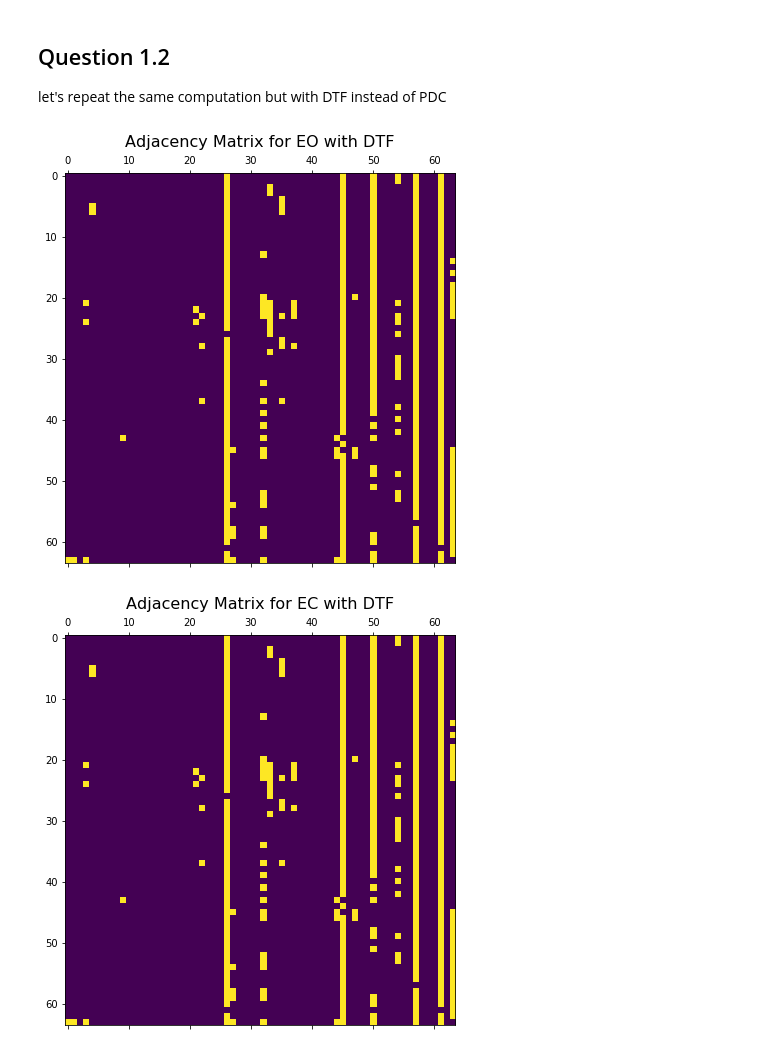
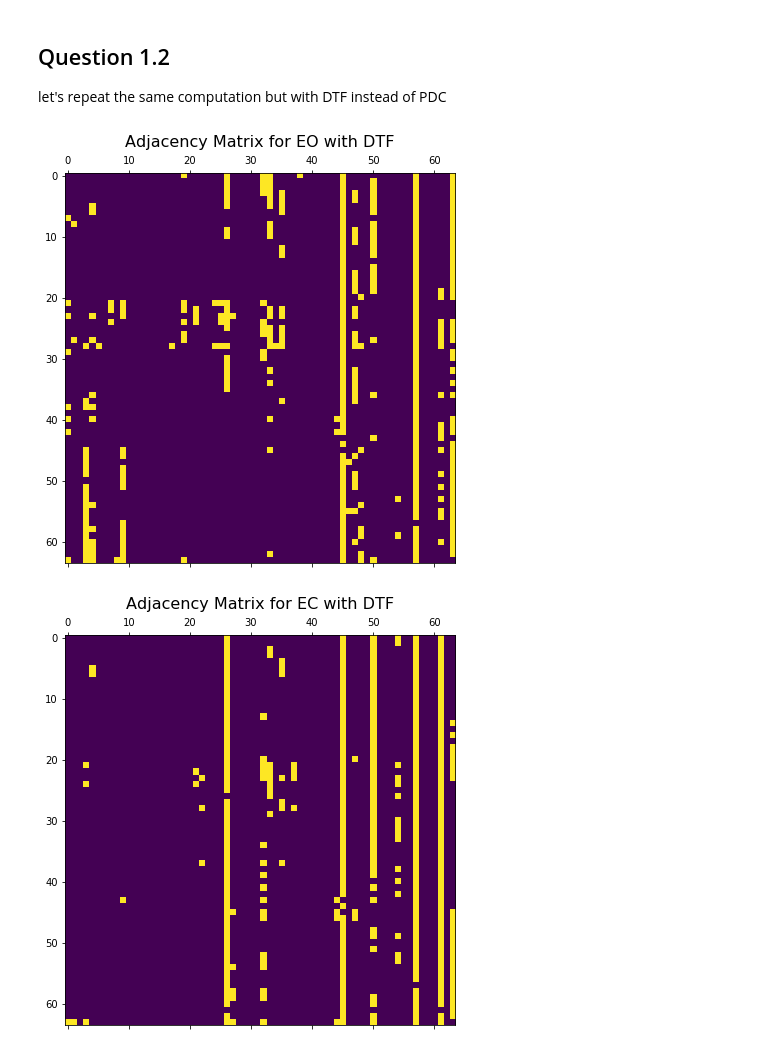
Before and after one commit to giulianosoced/Bioinf1, a Jupyter notebook: BI-HW1.ipynb, the cells around one changed output. Drawn from its saved outputs; the diff is of its cells as text; code cells hidden in the pictures.

```diff
--- a/BI-HW1.ipynb
+++ b/BI-HW1.ipynb
@@ -34,10 +35,10 @@ for i in np.arange(n):
 We compute the connections with the PDC method
 # %%
 #fitting in the model for eo with method yule-walker
-model = cp.Mvar().fit(eo, method = "yw")
+model_eo = cp.Mvar().fit(eo, method = "yw")
 
 #compute PDC
-eo_pdc=cp.conn.pdc_fun(model[0],model[1],fs = 160, resolution = 100)[10,:,:]
+eo_pdc=cp.conn.pdc_fun(model_eo[0],model_eo[1],fs = 160, resolution = 100)[10,:,:]
 np.fill_diagonal(eo_pdc,0)
 
 #find our threshold
@@ -58,10 +59,10 @@ plt.title('Adjacency Matrix for EO with PDC', fontsize=16);
 # %%
 #let's do the same for EC
 #fitting in the model for eo with method yule-walker
-model = cp.Mvar().fit(ec, method = "yw")
+model_ec = cp.Mvar().fit(ec, method = "yw")
 
 #compute PDC
-ec_pdc=cp.conn.pdc_fun(model[0],model[1],fs = 160, resolution = 100)[10,:,:]
+ec_pdc=cp.conn.pdc_fun(model_ec[0],model_ec[1],fs = 160, resolution = 100)[10,:,:]
 np.fill_diagonal(ec_pdc,0)
 
 #find our threshold
@@ -83,20 +84,20 @@ plt.title('Adjacency Matrix for EC with PDC', fontsize=16);
 ## Question 1.2
 let's repeat the same computation but with DTF instead of PDC
 # %%
-#compute PDC
-eo_dtf=cp.conn.dtf_fun(model[0],model[1],fs = 160, resolution = 100)[10,:,:]
+#compute DTF
+eo_dtf=cp.conn.dtf_fun(model_eo[0],model_eo[1],fs = 160, resolution = 100)[10,:,:]
 np.fill_diagonal(eo_dtf,0)
 
 #find our threshold
 threshold = -np.sort(-eo_dtf, axis = None)[num_edges+1]
 
 #adj_matrix
-eo_adj = (eo_dtf > threshold).astype(int)
+eo_adj_DTF = (eo_dtf > threshold).astype(int)
 
 #plot
 f = plt.figure(figsize=(7, 7))
-plt.matshow(eo_adj, fignum=f.number)
+plt.matshow(eo_adj_DTF, fignum=f.number)
 plt.title('Adjacency Matrix for EO with DTF', fontsize=16);
 # %% [output]
-[figure, old version]
+[figure, new version]
 # %%
```
Also changed, not shown: parts of 22 cells of this notebook.
